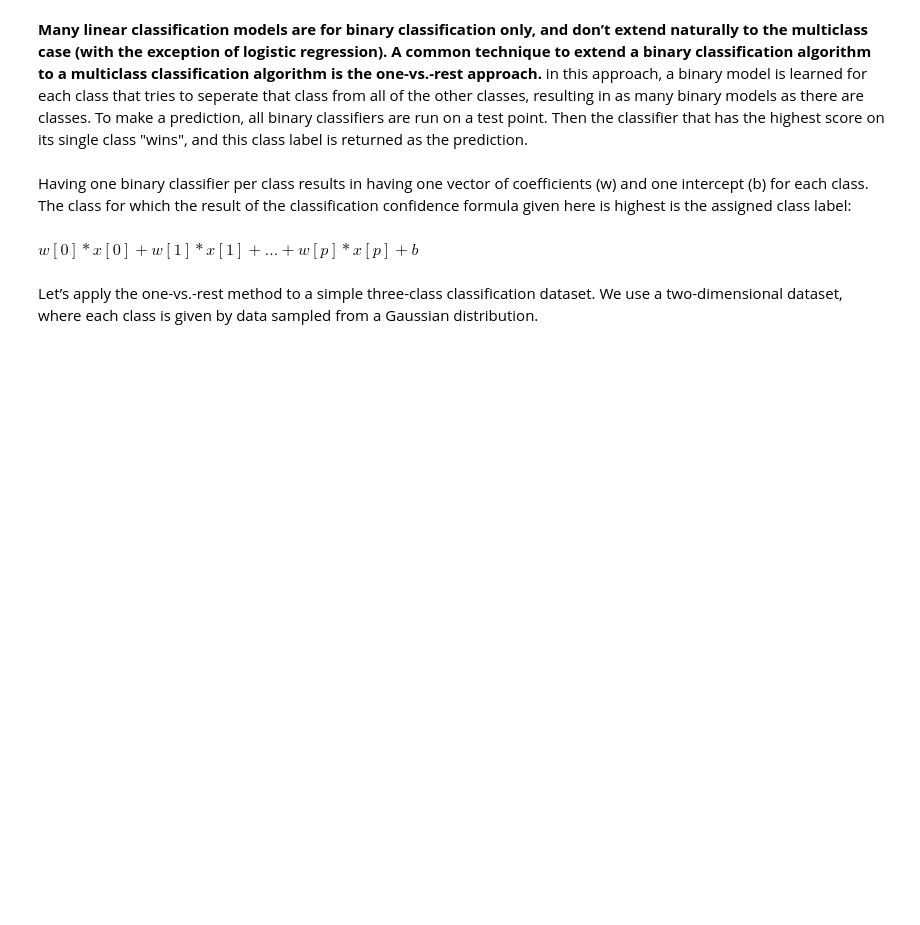
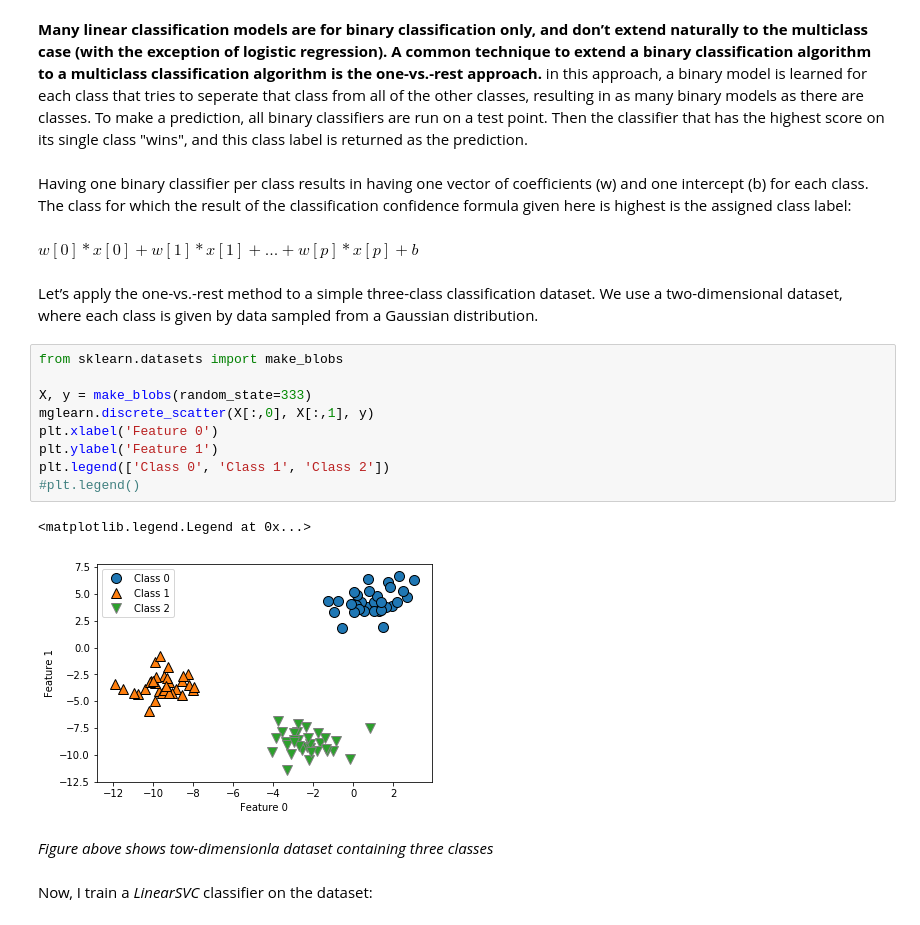
Before and after one commit to abudata/Machine_Learning, a Jupyter notebook: Supervised_Learning_Linear_Models_for_Classification.ipynb, the cells around one changed output. Drawn from its saved outputs; the diff is of its cells as text; blank space fills up the shorter version.

Commit message:
one-vs-rest plot added

```diff
--- a/Supervised_Learning_Linear_Models_for_Classification.ipynb
+++ b/Supervised_Learning_Linear_Models_for_Classification.ipynb
@@ -147,3 +147,19 @@ confidence formula given here is highest is the assigned class label:
 $w[0] * x[0] + w[1] * x[1] + ... + w[p] * x[p] + b$
 # %% [markdown]
 Let’s apply the one-vs.-rest method to a simple three-class classification dataset. We use a two-dimensional dataset, where each class is given by data sampled from a Gaussian distribution.
+# %%
+from sklearn.datasets import make_blobs
+
+X, y = make_blobs(random_state=333)
+mglearn.discrete_scatter(X[:,0], X[:,1], y)
+plt.xlabel('Feature 0')
+plt.ylabel('Feature 1')
+plt.legend(['Class 0', 'Class 1', 'Class 2'])
+#plt.legend()
+# %% [output]
+<matplotlib.legend.Legend at 0x...>
+[figure, added]
+# %% [markdown]
+*Figure above shows tow-dimensionla dataset containing three classes*
+# %% [markdown]
+Now, I train a *LinearSVC* classifier on the dataset:
```
Also changed, not shown: parts of 1 cell of this notebook.
